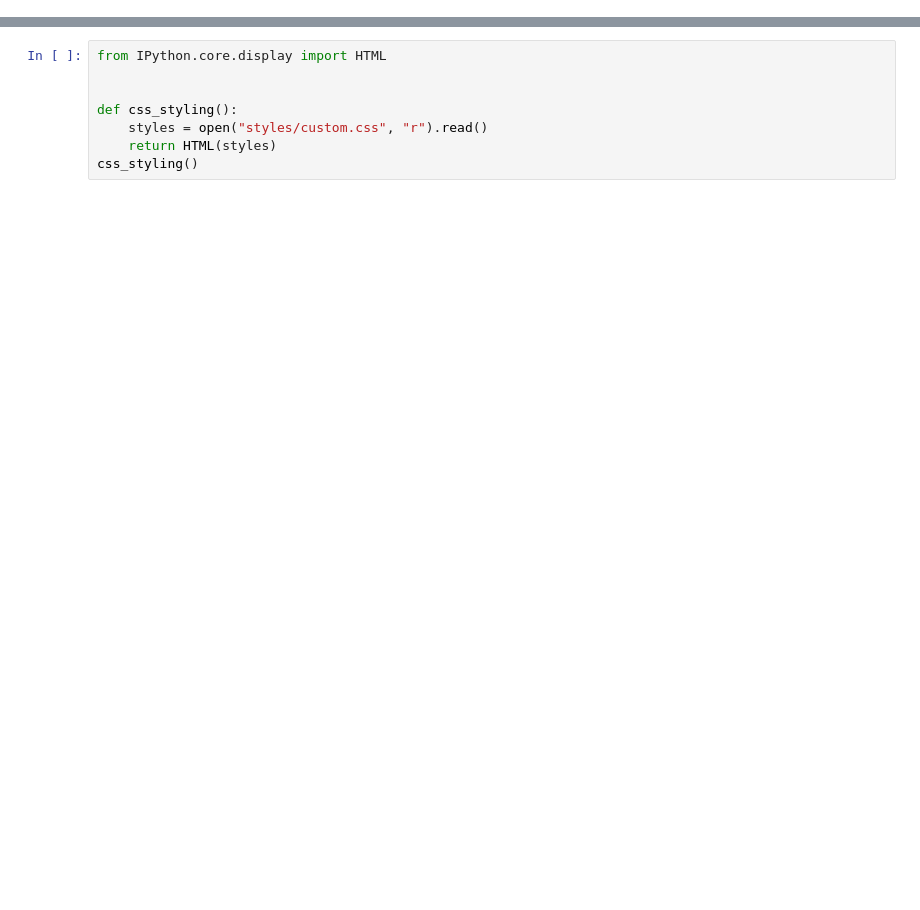
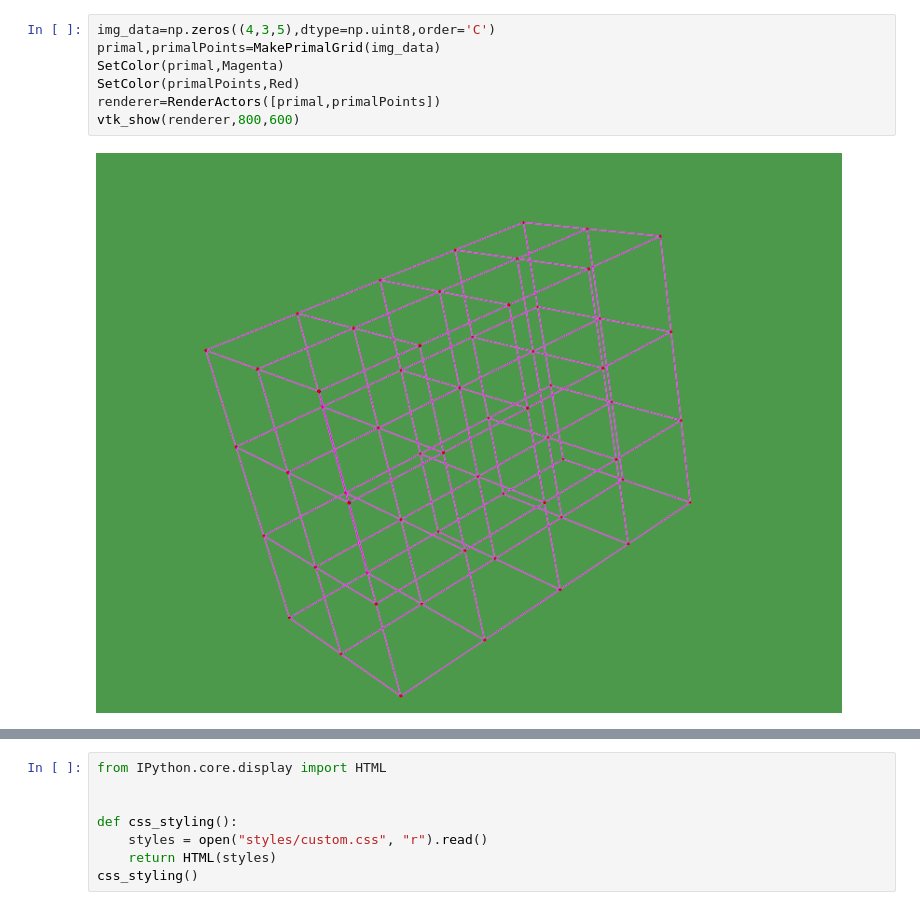
Before and after one commit to str4w/DualContour, a Jupyter notebook: Dual Contouring.ipynb, the cells around one changed output, grey strips where cells are left out. Cells and saved outputs as stored; diff of their text form; blank space fills up the shorter version.

```diff
--- a/Dual Contouring.ipynb
+++ b/Dual Contouring.ipynb
@@ -1127,0 +104,9 @@ blah
+# %%
+img_data=np.zeros((4,3,5),dtype=np.uint8,order='C')
+primal,primalPoints=MakePrimalGrid(img_data)
+SetColor(primal,Magenta)
+SetColor(primalPoints,Red)
+renderer=RenderActors([primal,primalPoints])
+vtk_show(renderer,800,600)
+# %% [output]
+[figure, added]
```
Also changed, not shown: parts of 27 cells of this notebook, 5 other files.
